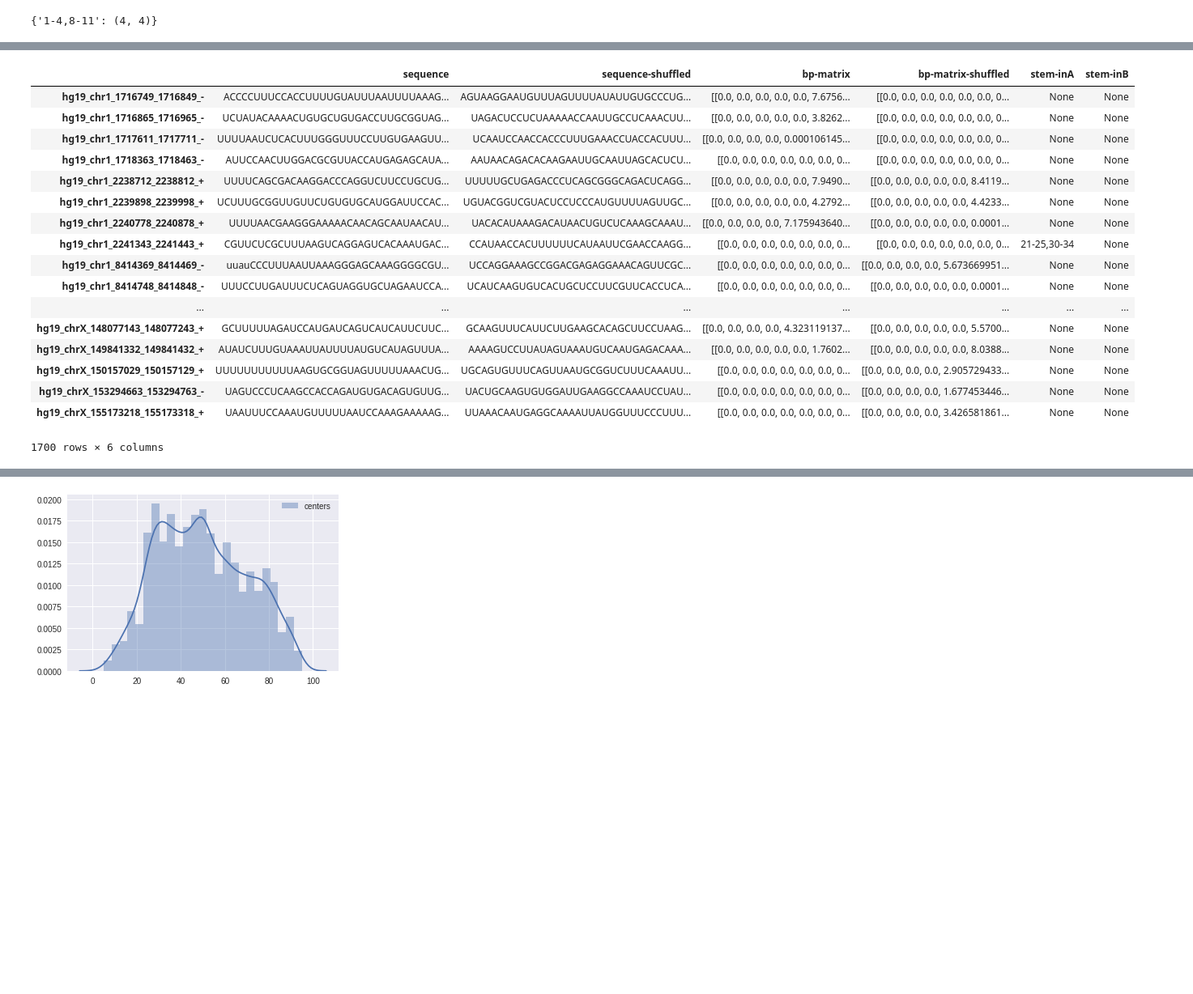
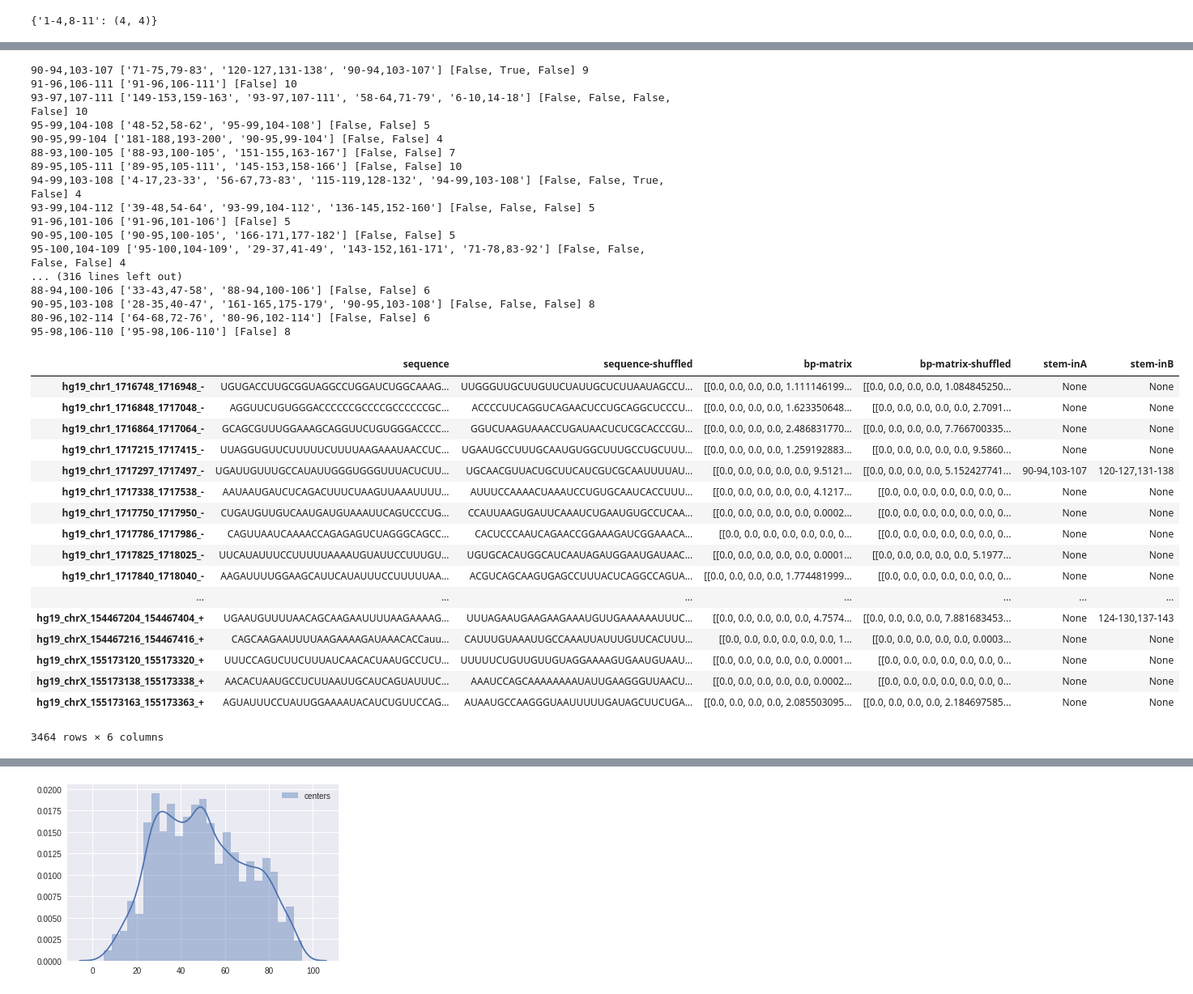
Before and after one commit to mmiladi/mmfold, a Jupyter notebook: local_dotplot/Average_dotplots.ipynb, the cells around one changed output, grey strips where cells are left out. Shown at 81% size. Drawn from its saved outputs; the diff is of its cells as text; code cells hidden in the pictures; blank space fills up the shorter version.

```diff
--- a/local_dotplot/Average_dotplots.ipynb
+++ b/local_dotplot/Average_dotplots.ipynb
@@ -109,0 +224,4 @@ KeyboardInterrupt:
+# %%
+fa_peakcentered200 = '../../GalaxyGraphClust/Staufen/Galaxy21-[stau-phastcons20-nomerge-extended200-fixed-centered.fa].fasta'
+mydf_peakcentered200 = fasta_to_df(fa_peakcentered200)
+analyze_df(mydf_peakcentered200,fa_peakcentered200,title='Peak-Centered-extend200 PhastCons-min-20%',average=True,walk_stems=True,filt=True,rangeA=(95,105),rangeB=(123,133))
@@ -110,55 +233,82 @@ KeyboardInterrupt:
 # %%
 import numpy as np
+
 def annotate_stems(df, rangeA = (45,55), rangeB = (73,83), ax=None):
     stems_nonfilt = [walk_basepairs_get_stems(s) for s in df['bp-matrix']]
     stems = filter_stemsd_list(stems_nonfilt)
 
     filter_stemsd_list
     stemA, stemB = [None]*len(df),[None]*len(df)
     inAarr, inBarr = [False]*len(df),[False]*len(df)
     for ids, sdic in enumerate(stems):
         keys = [k for k in sdic]
         centers = [int(re.split("\D+", k)[1]) + (int(re.split("\D+", k)[2]) - int(re.split("\D+", k)[1]))/2 for k in keys]
         diffs = [int(re.split("\D+", k)[2]) -int(re.split("\D+", k)[1]) for k in keys]
         isinA = [rangeA[0]<=c<=rangeA[1] for c in centers ]
         isinB = [rangeB[0]<=c<=rangeB[1] for c in centers ]
         if  True in isinA:
             if isinA.count(True)>1:
                 print "Multiple centersA", [k for i,k in enumerate(keys) if isinA[i]]
             inAarr[ids] = True
-            mindif = min([d for i,d in enumerate(diffs) if isinA[i]])
-            stemA[ids] = keys[diffs.index(mindif)]
+            dicdiffs = {keys[i]:d for i,d in enumerate(diffs) if isinA[i]}
+            mindif = min(dicdiffs.values())
+            stemA[ids] = dicdiffs.keys()[dicdiffs.values().index(mindif)]
+
+            print stemA[ids], keys, isinB, mindif
 
 
-        if True is isinB:
+        if True in isinB:
             if isinB.count(True)>1:
                 print "Multiple centersB", [k for i,k in enumerate(keys) if isinB[i]]
             inBarr[ids] = True
-            mindif = min([d for i,d in enumerate(diffs) if isinB[i]])
-            stemB[ids] = keys[diffs.index(mindif)]
+            dicdiffs = {keys[i]:d for i,d in enumerate(diffs) if isinB[i]}
+            mindif = min(dicdiffs.values())
+
+            stemB[ids] = dicdiffs.keys()[dicdiffs.values().index(mindif)]
+#             print stemB[ids], keys, isinB, mindif
 
     df['stem-inA'] = stemA
     df['stem-inB'] = stemB
 
     return df
 
-annotate_stems(mydf,rangeA=(23,33))
+# annotate_stems(mydf,rangeA=(23,33))
+
+# annotate_stems(mydf_peakcentered)
+annotate_stems(mydf_peakcentered200,rangeA=(95,105),rangeB=(123,133))
 # %% [output]
+90-94,103-107 ['71-75,79-83', '120-127,131-138', '90-94,103-107'] [False, True, False] 9
+91-96,106-111 ['91-96,106-111'] [False] 10
+93-97,107-111 ['149-153,159-163', '93-97,107-111', '58-64,71-79', '6-10,14-18'] [False, False, False, False] 10
+95-99,104-108 ['48-52,58-62', '95-99,104-108'] [False, False] 5
+90-95,99-104 ['181-188,193-200', '90-95,99-104'] [False, False] 4
+88-93,100-105 ['88-93,100-105', '151-155,163-167'] [False, False] 7
+89-95,105-111 ['89-95,105-111', '145-153,158-166'] [False, False] 10
+94-99,103-108 ['4-17,23-33', '56-67,73-83', '115-119,128-132', '94-99,103-108'] [False, False, True, False] 4
+93-99,104-112 ['39-48,54-64', '93-99,104-112', '136-145,152-160'] [False, False, False] 5
+91-96,101-106 ['91-96,101-106'] [False] 5
+90-95,100-105 ['90-95,100-105', '166-171,177-182'] [False, False] 5
+95-100,104-109 ['95-100,104-109', '29-37,41-49', '143-152,161-171', '71-78,83-92'] [False, False, False, False] 4
+... (316 lines left out)
+88-94,100-106 ['33-43,47-58', '88-94,100-106'] [False, False] 6
+90-95,103-108 ['28-35,40-47', '161-165,175-179', '90-95,103-108'] [False, False, False] 8
+80-96,102-114 ['64-68,72-76', '80-96,102-114'] [False, False] 6
+95-98,106-110 ['95-98,106-110'] [False] 8
 |  | sequence | sequence-shuffled | bp-matrix | bp-matrix-shuffled | stem-inA | stem-inB |
-| hg19_chr1_1716749_1716849_- | ACCCCUUUCCACCUUUUGUAUUUAAUUUUAAAG... | AGUAAGGAAUGUUUAGUUUUAUAUUGUGCCCUG... | [[0.0, 0.0, 0.0, 0.0, 0.0, 7.6756... | [[0.0, 0.0, 0.0, 0.0, 0.0, 0.0, 0... | None | None |
-| hg19_chr1_1716865_1716965_- | UCUAUACAAAACUGUGCUGUGACCUUGCGGUAG... | UAGACUCCUCUAAAAACCAAUUGCCUCAAACUU... | [[0.0, 0.0, 0.0, 0.0, 0.0, 3.8262... | [[0.0, 0.0, 0.0, 0.0, 0.0, 0.0, 0... | None | None |
-| hg19_chr1_1717611_1717711_- | UUUUAAUCUCACUUUGGGUUUCCUUGUGAAGUU... | UCAAUCCAACCACCCUUUGAAACCUACCACUUU... | [[0.0, 0.0, 0.0, 0.0, 0.000106145... | [[0.0, 0.0, 0.0, 0.0, 0.0, 0.0, 0... | None | None |
-| hg19_chr1_1718363_1718463_- | AUUCCAACUUGGACGCGUUACCAUGAGAGCAUA... | AAUAACAGACACAAGAAUUGCAAUUAGCACUCU... | [[0.0, 0.0, 0.0, 0.0, 0.0, 0.0, 0... | [[0.0, 0.0, 0.0, 0.0, 0.0, 0.0, 0... | None | None |
-| hg19_chr1_2238712_2238812_+ | UUUUCAGCGACAAGGACCCAGGUCUUCCUGCUG... | UUUUUGCUGAGACCCUCAGCGGGCAGACUCAGG... | [[0.0, 0.0, 0.0, 0.0, 0.0, 7.9490... | [[0.0, 0.0, 0.0, 0.0, 0.0, 8.4119... | None | None |
-| hg19_chr1_2239898_2239998_+ | UCUUUGCGGUUGUUCUGUGUGCAUGGAUUCCAC... | UGUACGGUCGUACUCCUCCCAUGUUUUAGUUGC... | [[0.0, 0.0, 0.0, 0.0, 0.0, 4.2792... | [[0.0, 0.0, 0.0, 0.0, 0.0, 4.4233... | None | None |
-| hg19_chr1_2240778_2240878_+ | UUUUAACGAAGGGAAAAACAACAGCAAUAACAU... | UACACAUAAAGACAUAACUGUCUCAAAGCAAAU... | [[0.0, 0.0, 0.0, 0.0, 7.175943640... | [[0.0, 0.0, 0.0, 0.0, 0.0, 0.0001... | None | None |
-| hg19_chr1_2241343_2241443_+ | CGUUCUCGCUUUAAGUCAGGAGUCACAAAUGAC... | CCAUAACCACUUUUUUCAUAAUUCGAACCAAGG... | [[0.0, 0.0, 0.0, 0.0, 0.0, 0.0, 0... | [[0.0, 0.0, 0.0, 0.0, 0.0, 0.0, 0... | 21-25,30-34 | None |
-| hg19_chr1_8414369_8414469_- | uuauCCCUUUAAUUAAAGGGAGCAAAGGGGCGU... | UCCAGGAAAGCCGGACGAGAGGAAACAGUUCGC... | [[0.0, 0.0, 0.0, 0.0, 0.0, 0.0, 0... | [[0.0, 0.0, 0.0, 0.0, 5.673669951... | None | None |
-| hg19_chr1_8414748_8414848_- | UUUCCUUGAUUUCUCAGUAGGUGCUAGAAUCCA... | UCAUCAAGUGUCACUGCUCCUUCGUUCACCUCA... | [[0.0, 0.0, 0.0, 0.0, 0.0, 0.0, 0... | [[0.0, 0.0, 0.0, 0.0, 0.0, 0.0001... | None | None |
+| hg19_chr1_1716748_1716948_- | UGUGACCUUGCGGUAGGCCUGGAUCUGGCAAAG... | UUGGGUUGCUUGUUCUAUUGCUCUUAAUAGCCU... | [[0.0, 0.0, 0.0, 0.0, 1.111146199... | [[0.0, 0.0, 0.0, 0.0, 1.084845250... | None | None |
+| hg19_chr1_1716848_1717048_- | AGGUUCUGUGGGACCCCCCGCCCCGCCCCCCGC... | ACCCCUUCAGGUCAGAACUCCUGCAGGCUCCCU... | [[0.0, 0.0, 0.0, 0.0, 1.623350648... | [[0.0, 0.0, 0.0, 0.0, 0.0, 2.7091... | None | None |
+| hg19_chr1_1716864_1717064_- | GCAGCGUUUGGAAAGCAGGUUCUGUGGGACCCC... | GGUCUAAGUAAACCUGAUAACUCUCGCACCCGU... | [[0.0, 0.0, 0.0, 0.0, 2.486831770... | [[0.0, 0.0, 0.0, 0.0, 7.766700335... | None | None |
+| hg19_chr1_1717215_1717415_- | UUAGGUGUUCUUUUUCUUUUAAGAAAUAACCUC... | UGAAUGCCUUUGCAAUGUGGCUUUGCCUGCUUU... | [[0.0, 0.0, 0.0, 0.0, 1.259192883... | [[0.0, 0.0, 0.0, 0.0, 0.0, 9.5860... | None | None |
+| hg19_chr1_1717297_1717497_- | UGAUUGUUUGCCAUAUUGGGUGGGUUUACUCUU... | UGCAACGUUACUGCUUCAUCGUCGCAAUUUUAU... | [[0.0, 0.0, 0.0, 0.0, 0.0, 9.5121... | [[0.0, 0.0, 0.0, 0.0, 5.152427741... | 90-94,103-107 | 120-127,131-138 |
+| hg19_chr1_1717338_1717538_- | AAUAAUGAUCUCAGACUUUCUAAGUUAAAUUUU... | AUUUCCAAAACUAAAUCCUGUGCAAUCACCUUU... | [[0.0, 0.0, 0.0, 0.0, 0.0, 4.1217... | [[0.0, 0.0, 0.0, 0.0, 0.0, 0.0, 0... | None | None |
+| hg19_chr1_1717750_1717950_- | CUGAUGUUGUCAAUGAUGUAAAUUCAGUCCCUG... | CCAUUAAGUGAUUCAAAUCUGAAUGUGCCUCAA... | [[0.0, 0.0, 0.0, 0.0, 0.0, 0.0002... | [[0.0, 0.0, 0.0, 0.0, 0.0, 0.0, 0... | None | None |
+| hg19_chr1_1717786_1717986_- | CAGUUAAUCAAAACCAGAGAGUCUAGGGCAGCC... | CACUCCCAAUCAGAACCGGAAAGAUCGGAAACA... | [[0.0, 0.0, 0.0, 0.0, 0.0, 0.0, 0... | [[0.0, 0.0, 0.0, 0.0, 0.0, 0.0, 0... | None | None |
+| hg19_chr1_1717825_1718025_- | UUCAUAUUUCCUUUUUAAAAUGUAUUCCUUUGU... | UGUGCACAUGGCAUCAAUAGAUGGAAUGAUAAC... | [[0.0, 0.0, 0.0, 0.0, 0.0, 0.0001... | [[0.0, 0.0, 0.0, 0.0, 0.0, 5.1977... | None | None |
+| hg19_chr1_1717840_1718040_- | AAGAUUUUGGAAGCAUUCAUAUUUCCUUUUUAA... | ACGUCAGCAAGUGAGCCUUUACUCAGGCCAGUA... | [[0.0, 0.0, 0.0, 0.0, 1.774481999... | [[0.0, 0.0, 0.0, 0.0, 0.0, 0.0, 0... | None | None |
 | ... | ... | ... | ... | ... | ... | ... |
-| hg19_chrX_148077143_148077243_+ | GCUUUUUAGAUCCAUGAUCAGUCAUCAUUCUUC... | GCAAGUUUCAUUCUUGAAGCACAGCUUCCUAAG... | [[0.0, 0.0, 0.0, 0.0, 4.323119137... | [[0.0, 0.0, 0.0, 0.0, 0.0, 5.5700... | None | None |
-| hg19_chrX_149841332_149841432_+ | AUAUCUUUGUAAAUUAUUUUAUGUCAUAGUUUA... | AAAAGUCCUUAUAGUAAAUGUCAAUGAGACAAA... | [[0.0, 0.0, 0.0, 0.0, 0.0, 1.7602... | [[0.0, 0.0, 0.0, 0.0, 0.0, 8.0388... | None | None |
-| hg19_chrX_150157029_150157129_+ | UUUUUUUUUUUAAGUGCGGUAGUUUUUAAACUG... | UGCAGUGUUUCAGUUAAUGCGGUCUUUCAAAUU... | [[0.0, 0.0, 0.0, 0.0, 0.0, 0.0, 0... | [[0.0, 0.0, 0.0, 0.0, 2.905729433... | None | None |
-| hg19_chrX_153294663_153294763_- | UAGUCCCUCAAGCCACCAGAUGUGACAGUGUUG... | UACUGCAAGUGUGGAUUGAAGGCCAAAUCCUAU... | [[0.0, 0.0, 0.0, 0.0, 0.0, 0.0, 0... | [[0.0, 0.0, 0.0, 0.0, 1.677453446... | None | None |
-| hg19_chrX_155173218_155173318_+ | UAAUUUCCAAAUGUUUUUAAUCCAAAGAAAAAG... | UUAAACAAUGAGGCAAAAUUAUGGUUUCCCUUU... | [[0.0, 0.0, 0.0, 0.0, 0.0, 0.0, 0... | [[0.0, 0.0, 0.0, 0.0, 3.426581861... | None | None |
+| hg19_chrX_154467204_154467404_+ | UGAAUGUUUUAACAGCAAGAAUUUUAAGAAAAG... | UUUAGAAUGAAGAAGAAAUGUUGAAAAAAUUUC... | [[0.0, 0.0, 0.0, 0.0, 0.0, 4.7574... | [[0.0, 0.0, 0.0, 0.0, 7.881683453... | None | 124-130,137-143 |
+| hg19_chrX_154467216_154467416_+ | CAGCAAGAAUUUUAAGAAAAGAUAAACACCauu... | CAUUUGUAAAUUGCCAAAUUAUUUGUUCACUUU... | [[0.0, 0.0, 0.0, 0.0, 0.0, 0.0, 1... | [[0.0, 0.0, 0.0, 0.0, 0.0, 0.0003... | None | None |
+| hg19_chrX_155173120_155173320_+ | UUUCCAGUCUUCUUUAUCAACACUAAUGCCUCU... | UUUUUCUGUUGUUGUAGGAAAAGUGAAUGUAAU... | [[0.0, 0.0, 0.0, 0.0, 0.0, 0.0001... | [[0.0, 0.0, 0.0, 0.0, 0.0, 0.0, 0... | None | None |
+| hg19_chrX_155173138_155173338_+ | AACACUAAUGCCUCUUAAUUGCAUCAGUAUUUC... | AAAUCCAGCAAAAAAAAUAUUGAAGGGUUAACU... | [[0.0, 0.0, 0.0, 0.0, 0.0, 0.0002... | [[0.0, 0.0, 0.0, 0.0, 0.0, 0.0, 0... | None | None |
+| hg19_chrX_155173163_155173363_+ | AGUAUUUCCUAUUGGAAAAUACAUCUGUUCCAG... | AUAAUGCCAAGGGUAAUUUUUGAUAGCUUCUGA... | [[0.0, 0.0, 0.0, 0.0, 2.085503095... | [[0.0, 0.0, 0.0, 0.0, 2.184697585... | None | None |
-1700 rows × 6 columns
+3464 rows × 6 columns
```
Also changed, not shown: parts of 29 cells of this notebook.
